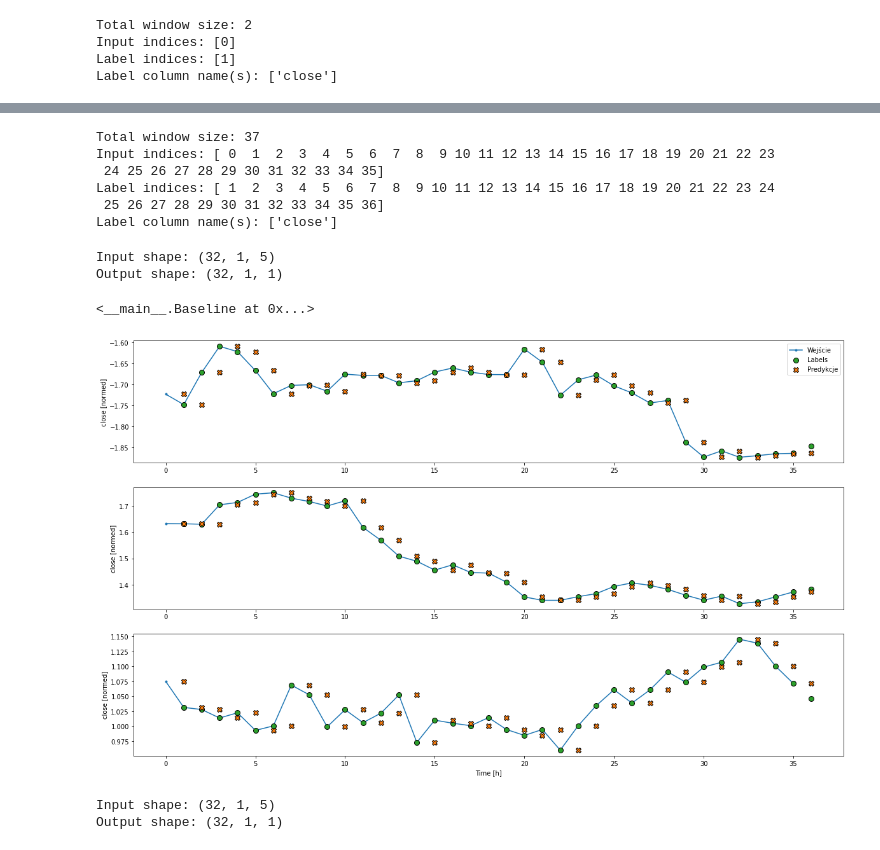
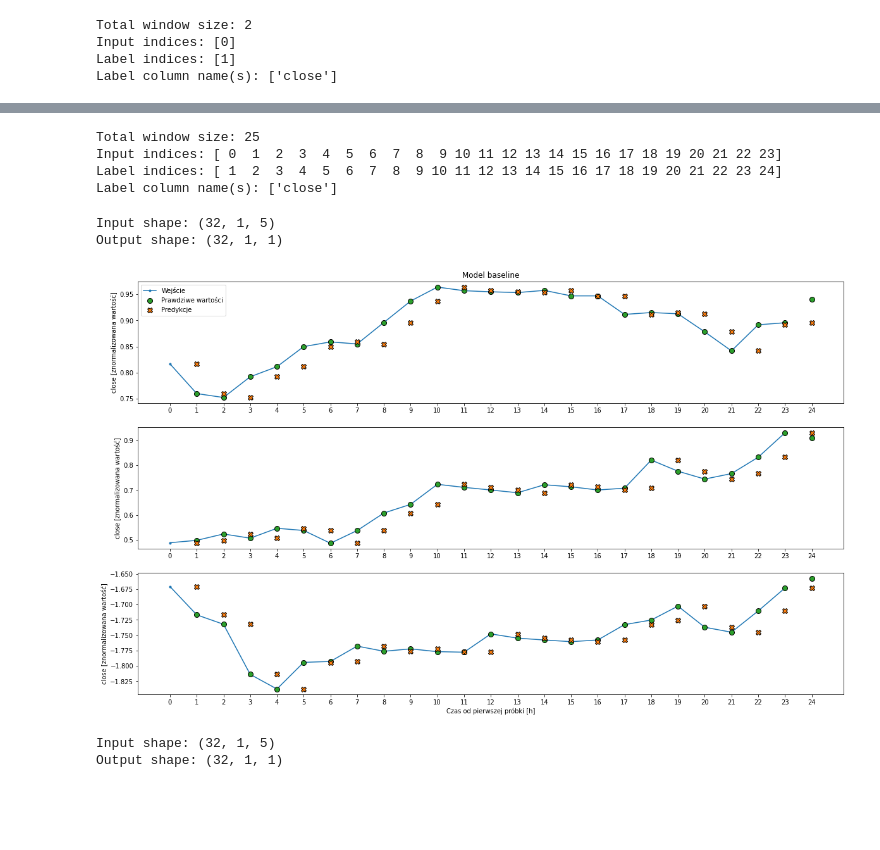
Before and after one commit to aerfio/magisterka, a Jupyter notebook: badania.ipynb, the cells around one changed output, grey strips where cells are left out. Saved outputs shown, nothing was run; the diff lists cells and outputs as text; code cells hidden in the pictures; blank space fills up the shorter version.

```diff
--- a/badania.ipynb
+++ b/badania.ipynb
@@ -434,14 +425,20 @@ labels shape: (3, 1, 1)
 # %%
 w2.example = example_inputs, example_labels
 # %%
-def plot(self, model=None, plot_col=target, max_subplots=3):
+def plot(self, model=None, plot_col=target, max_subplots=3, title=None):
   inputs, labels = self.example
   # plt.figure(figsize=(15, 15))
   plot_col_index = self.column_indices[plot_col]
   max_n = min(max_subplots, len(inputs))
   for n in range(max_n):
     plt.subplot(3, 1, n+1)
-    plt.ylabel(f'{plot_col} [normed]')
+
+    if title is not None and n==0:
+      plt.title(title)
+
+    plt.xticks(np.arange(0, len(self.input_indices)+1, step=1))
+
+    plt.ylabel(f'{plot_col} [znormalizowana wartość]')
     plt.plot(self.input_indices, inputs[n, :, plot_col_index],
              label='Wejście', marker='.', zorder=-10)
 
@@ -454,7 +451,7 @@ def plot(self, model=None, plot_col=target, max_subplots=3):
       continue
 
     plt.scatter(self.label_indices, labels[n, :, label_col_index],
-                edgecolors='k', label='Labels', c='#2ca02c', s=64)
+                edgecolors='k', label='Prawdziwe wartości', c='#2ca02c', s=64)
     if model is not None:
       predictions = model(inputs)
 
@@ -465,7 +462,7 @@ def plot(self, model=None, plot_col=target, max_subplots=3):
     if n == 0:
       plt.legend()
 
-  plt.xlabel('Time [h]')
+  plt.xlabel('Czas od pierwszej próbki [h]')
 
 WindowGenerator.plot = plot
 # %%
@@ -569,15 +556,13 @@ performance['Baseline'] = baseline.evaluate(single_step_window.test, verbose=0)
 # %%
 wide_window = WindowGenerator(
-    input_width=36, label_width=36, shift=1,
+    input_width=24, label_width=24, shift=1,
     label_columns=[target])
 
 wide_window
 # %% [output]
-Total window size: 37
-Input indices: [ 0  1  2  3  4  5  6  7  8  9 10 11 12 13 14 15 16 17 18 19 20 21 22 23
- 24 25 26 27 28 29 30 31 32 33 34 35]
-Label indices: [ 1  2  3  4  5  6  7  8  9 10 11 12 13 14 15 16 17 18 19 20 21 22 23 24
- 25 26 27 28 29 30 31 32 33 34 35 36]
+Total window size: 25
+Input indices: [ 0  1  2  3  4  5  6  7  8  9 10 11 12 13 14 15 16 17 18 19 20 21 22 23]
+Label indices: [ 1  2  3  4  5  6  7  8  9 10 11 12 13 14 15 16 17 18 19 20 21 22 23 24]
 Label column name(s): ['close']
 # %%
 print('Input shape:', single_step_window.example[0].shape)
@@ -585,12 +570,8 @@ print('Output shape:', baseline(single_step_window.example[0]).shape)
 # %% [output]
 Input shape: (32, 1, 5)
 Output shape: (32, 1, 1)
-# %%
-baseline
-# %% [output]
-<__main__.Baseline at 0x...>
 # %%
-wide_window.plot(baseline)
+wide_window.plot(baseline, title="Model baseline")
 # %% [output]
-[figure, old version]
+[figure, new version]
 # %%
```
Also changed, not shown: parts of 42 cells of this notebook, 1 other file.
